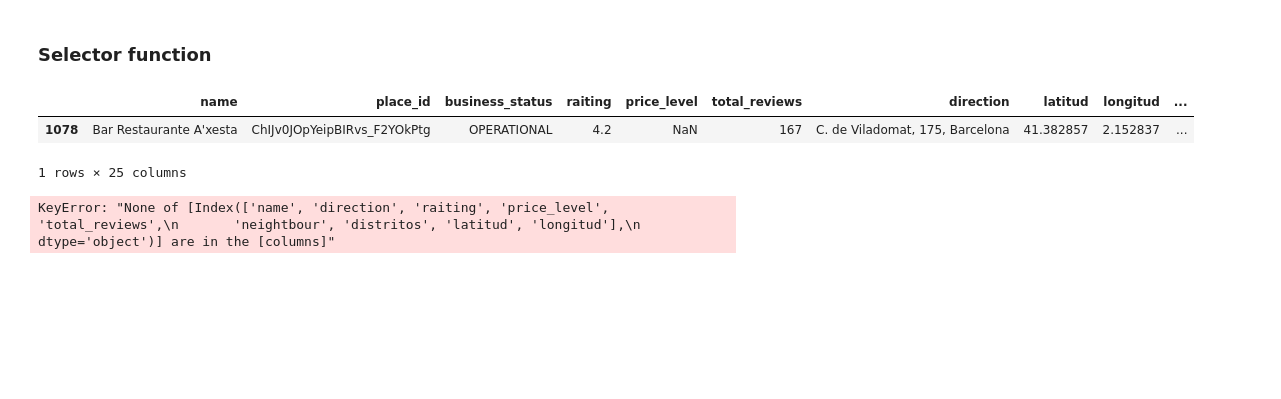
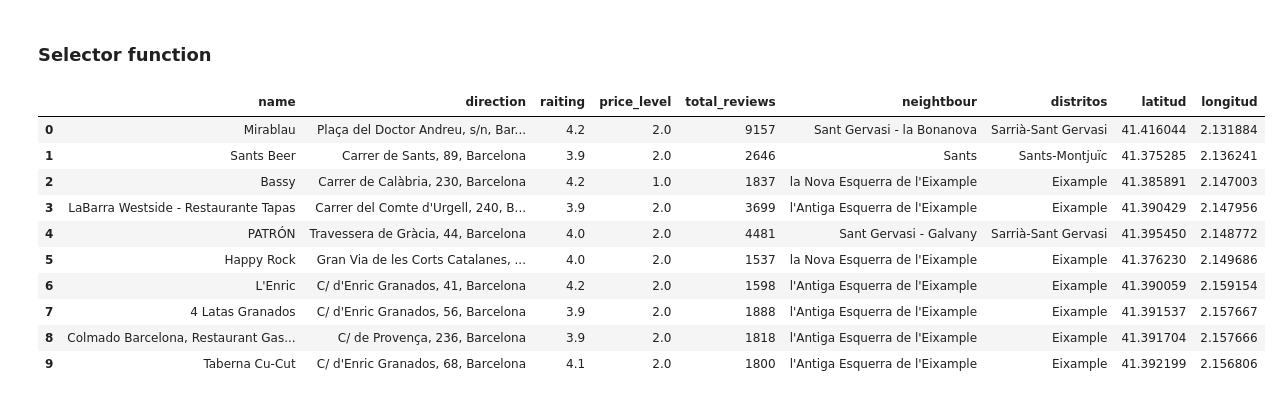
Before and after one commit to augustomues/Search-Restaurants, a Jupyter notebook: main.ipynb, the cells around one changed output. Saved outputs shown, nothing was run; the diff lists cells and outputs as text; code cells hidden in the pictures; blank space fills up the shorter version.

```diff
--- a/main.ipynb
+++ b/main.ipynb
@@ -449,9 +415,3 @@ for i in df_more_details.columns[8:]:
 ### Selector function
 # %%
 df = df_details.merge(df_more_details, how='inner', on='place_id')
-# %%
-df.sample()
-# %% [output]
-|  | name | place_id | business_status | raiting | price_level | total_reviews | direction | latitud | longitud | ... |
-| 1078 | Bar Restaurante A'xesta | ChIJv0JOpYeipBIRvs_F2YOkPtg | OPERATIONAL | 4.2 | NaN | 167 | C. de Viladomat, 175, Barcelona | 41.382857 | 2.152837 | ... |
-1 rows × 25 columns
@@ -519,8 +418,18 @@ def restaurant_selector(df, raiting=None, min_price=None, max_price=None, total_
 # %%
-res = restaurant_selector(df, day='Saturday', time=20, raiting=4.3, total_reviews=1000)
+res = fnc.restaurant_selector(df, max_price=2, day='Saturday', time=1, vegetarian=['Maybe', 'No'], raiting=3.9, total_reviews=1500)
 res
 # %% [output]
-KeyError: "None of [Index(['name', 'direction', 'raiting', 'price_level', 'total_reviews',\n       'neightbour', 'distritos', 'latitud', 'longitud'],\n      dtype='object')] are in the [columns]"
+|  | name | direction | raiting | price_level | total_reviews | neightbour | distritos | latitud | longitud |
+| 0 | Mirablau | Plaça del Doctor Andreu, s/n, Bar... | 4.2 | 2.0 | 9157 | Sant Gervasi - la Bonanova | Sarrià-Sant Gervasi | 41.416044 | 2.131884 |
+| 1 | Sants Beer | Carrer de Sants, 89, Barcelona | 3.9 | 2.0 | 2646 | Sants | Sants-Montjuïc | 41.375285 | 2.136241 |
+| 2 | Bassy | Carrer de Calàbria, 230, Barcelona | 4.2 | 1.0 | 1837 | la Nova Esquerra de l'Eixample | Eixample | 41.385891 | 2.147003 |
+| 3 | LaBarra Westside - Restaurante Tapas | Carrer del Comte d'Urgell, 240, B... | 3.9 | 2.0 | 3699 | l'Antiga Esquerra de l'Eixample | Eixample | 41.390429 | 2.147956 |
+| 4 | PATRÓN | Travessera de Gràcia, 44, Barcelona | 4.0 | 2.0 | 4481 | Sant Gervasi - Galvany | Sarrià-Sant Gervasi | 41.395450 | 2.148772 |
+| 5 | Happy Rock | Gran Via de les Corts Catalanes, ... | 4.0 | 2.0 | 1537 | la Nova Esquerra de l'Eixample | Eixample | 41.376230 | 2.149686 |
+| 6 | L'Enric | C/ d'Enric Granados, 41, Barcelona | 4.2 | 2.0 | 1598 | l'Antiga Esquerra de l'Eixample | Eixample | 41.390059 | 2.159154 |
+| 7 | 4 Latas Granados | C/ d'Enric Granados, 56, Barcelona | 3.9 | 2.0 | 1888 | l'Antiga Esquerra de l'Eixample | Eixample | 41.391537 | 2.157667 |
+| 8 | Colmado Barcelona, Restaurant Gas... | C/ de Provença, 236, Barcelona | 3.9 | 2.0 | 1818 | l'Antiga Esquerra de l'Eixample | Eixample | 41.391704 | 2.157666 |
+| 9 | Taberna Cu-Cut | C/ d'Enric Granados, 68, Barcelona | 4.1 | 2.0 | 1800 | l'Antiga Esquerra de l'Eixample | Eixample | 41.392199 | 2.156806 |
 # %%
 def display_map(df):
     map_1 = Map(location=[41.397356, 2.179490], zoom_start=14)
```
Also changed, not shown: parts of 9 cells of this notebook, 4 other files.
